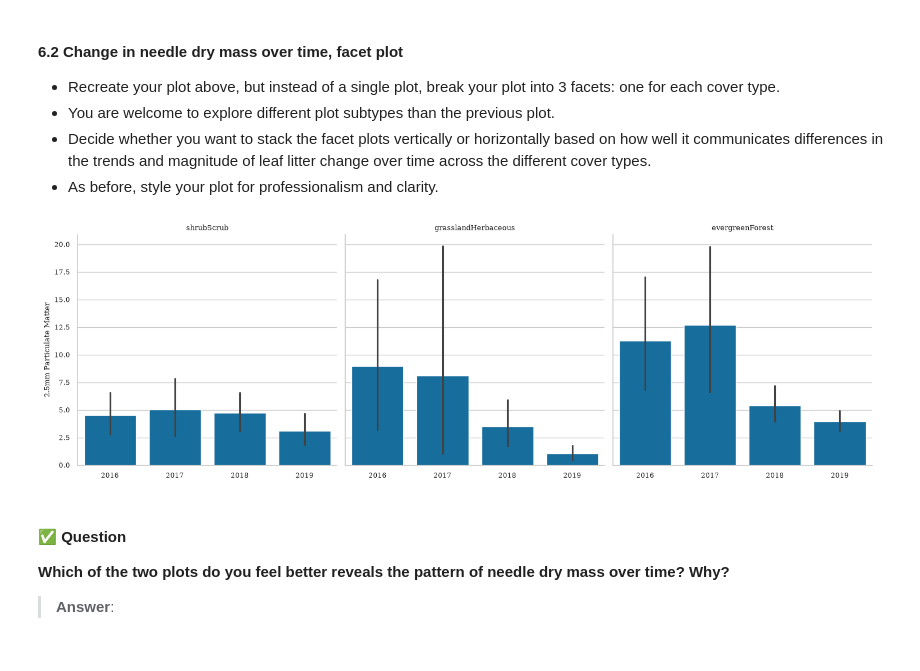
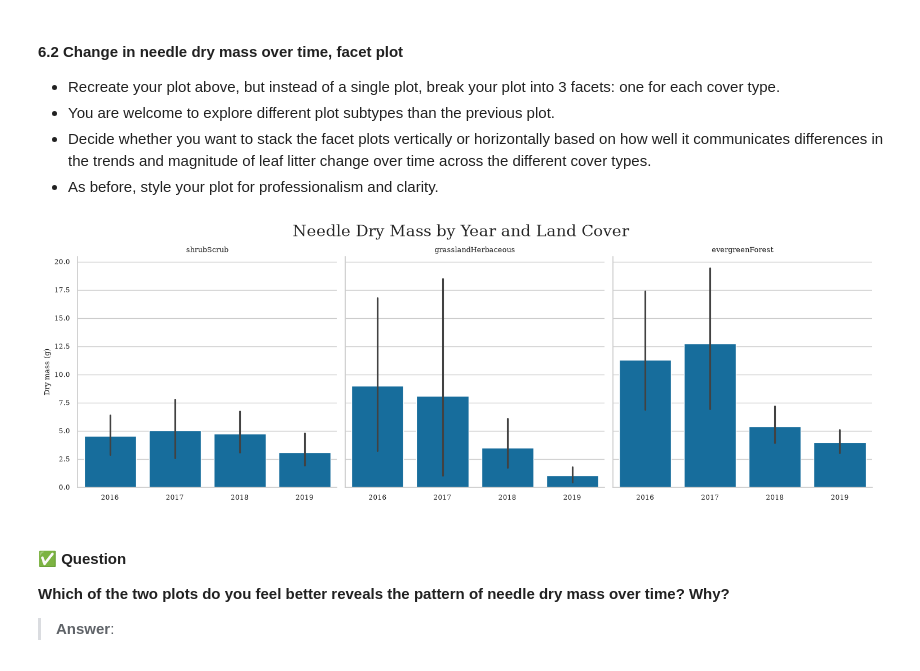
Before and after one commit to lamthieu1101/ENV700, a Jupyter notebook: Assignments/qt29_A5-DataVisualization.ipynb, the cells around one changed output. Drawn from its saved outputs; the diff is of its cells as text; code cells hidden in the pictures.

```diff
--- a/Assignments/qt29_A5-DataVisualization.ipynb
+++ b/Assignments/qt29_A5-DataVisualization.ipynb
@@ -274,26 +301,29 @@ sns.catplot(
 # %%
 # 6.2 Plot the dry mass of needles over time, faceted by NLCD cover type
 
 g = sns.catplot(
     data=neon_df.query('functionalGroup == "Needles"'),
     x='year',
     y='dryMass',
     kind="bar",
     col="nlcdClass",
 )
 
 #Set y-axis label and remove x-axis label
 g.set(
     xlabel='',
-    ylabel = '2.5mm Particulate Matter'
+    ylabel = 'Dry mass (g)'
 )
 
 
 
 #Set titles using the facet column value
 g.set_titles('{col_name}');
+
+#Overall title
+g.figure.suptitle('Needle Dry Mass by Year and Land Cover', y=1.05, fontsize=20);
 # %% [output]
-[figure, old version]
+[figure, new version]
 # %% [markdown]
 #### ✅ Question
 **Which of the two plots do you feel better reveals the pattern of needle dry mass over time? Why?**
```
Also changed, not shown: parts of 4 cells of this notebook.
